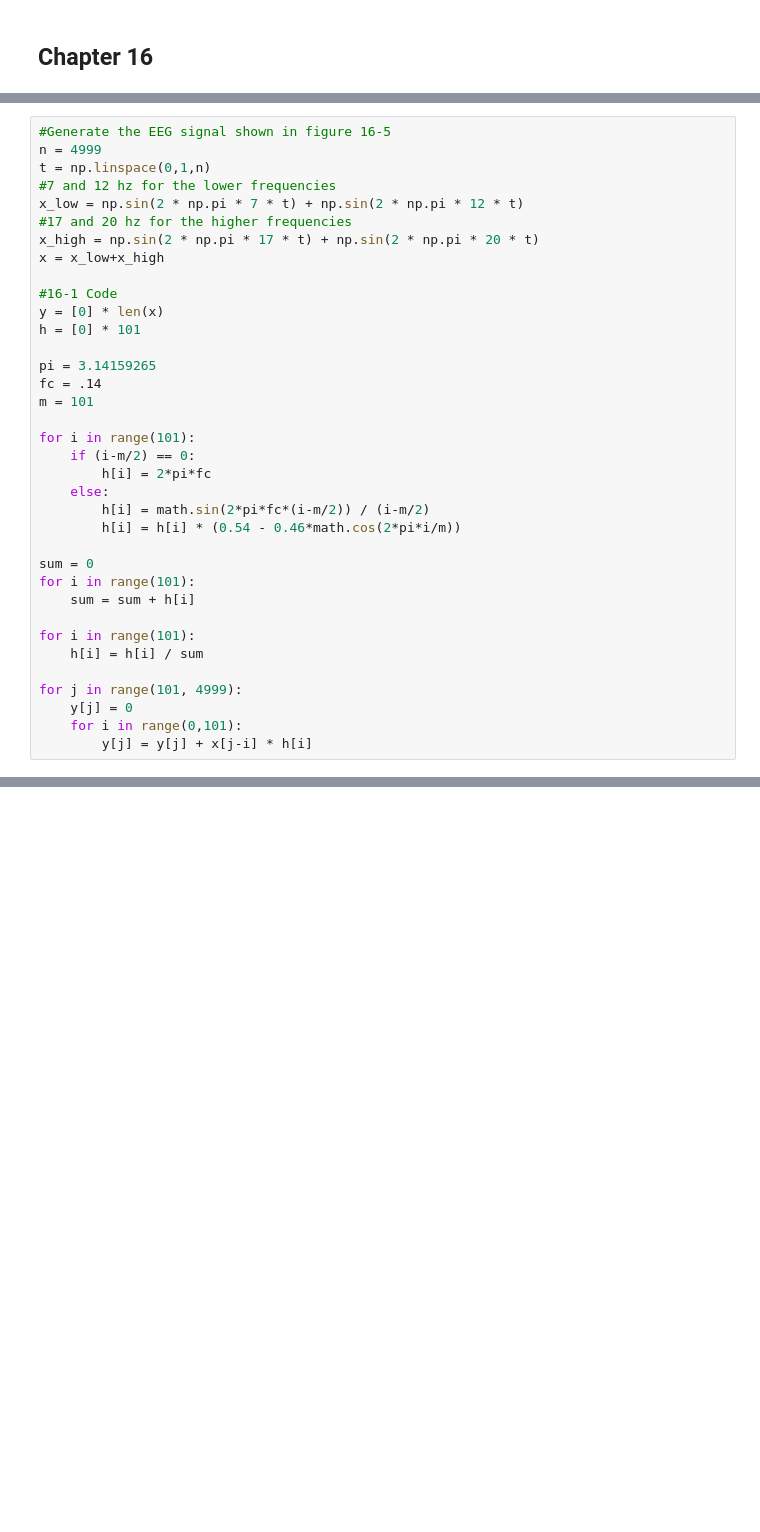
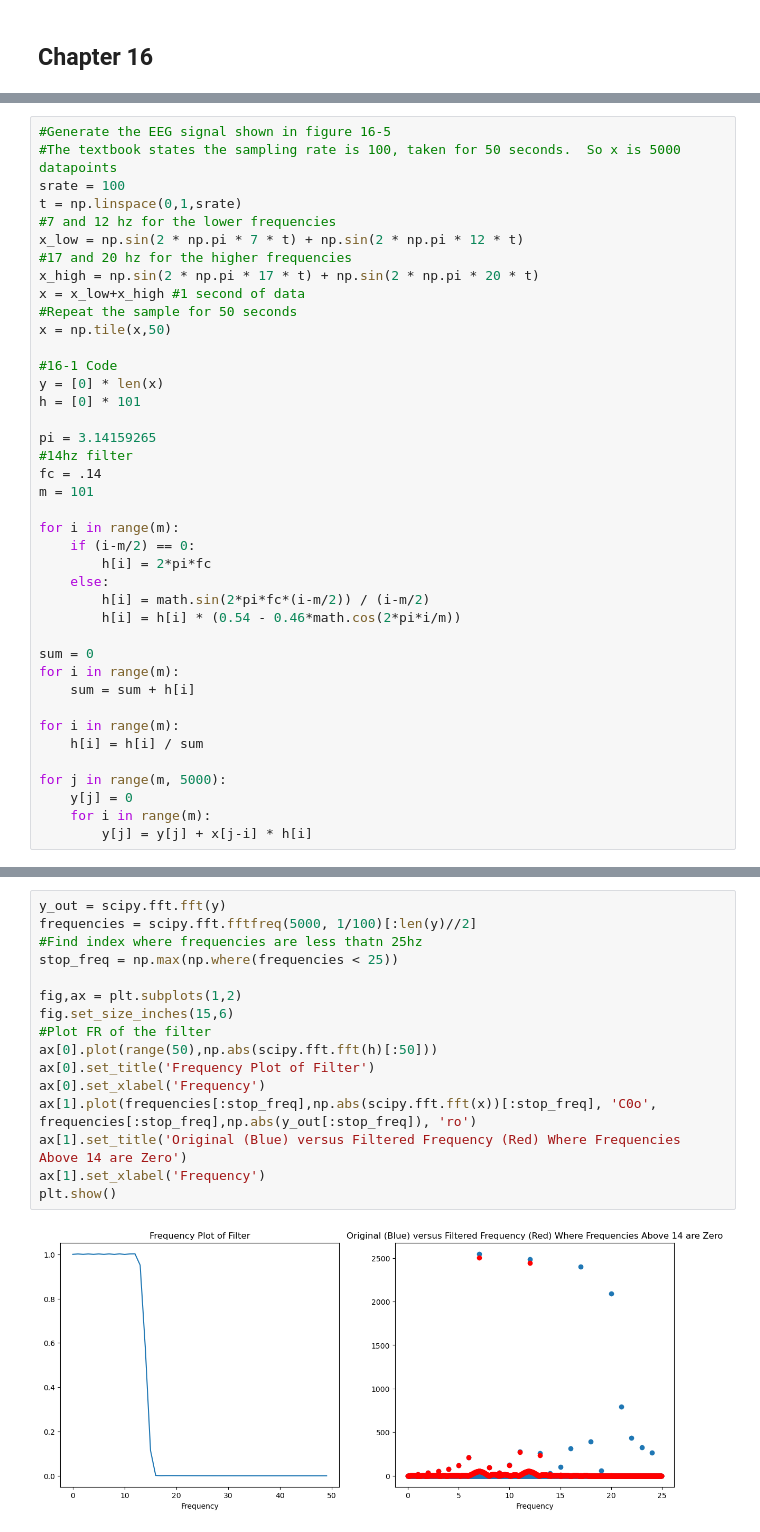
Before and after one commit to ujkam/sciengguidedsp_py, a Jupyter notebook: All_Chapters.ipynb, the cells around one changed output, grey strips where cells are left out. Cells and saved outputs as stored; diff of their text form; blank space fills up the shorter version.

```diff
--- a/All_Chapters.ipynb
+++ b/All_Chapters.ipynb
@@ -646,22 +609,26 @@ SyntaxError: unterminated string literal (detected at line 2) (3723775471.py, li
 # %%
 #Generate the EEG signal shown in figure 16-5
-n = 4999
-t = np.linspace(0,1,n)
+#The textbook states the sampling rate is 100, taken for 50 seconds.  So x is 5000 datapoints
+srate = 100
+t = np.linspace(0,1,srate)
 #7 and 12 hz for the lower frequencies
 x_low = np.sin(2 * np.pi * 7 * t) + np.sin(2 * np.pi * 12 * t)
 #17 and 20 hz for the higher frequencies
 x_high = np.sin(2 * np.pi * 17 * t) + np.sin(2 * np.pi * 20 * t)
-x = x_low+x_high
+x = x_low+x_high #1 second of data
+#Repeat the sample for 50 seconds
+x = np.tile(x,50)
 
 #16-1 Code
 y = [0] * len(x)
 h = [0] * 101
 
 pi = 3.14159265
+#14hz filter
 fc = .14
 m = 101
 
-for i in range(101):
+for i in range(m):
     if (i-m/2) == 0:
         h[i] = 2*pi*fc
     else:
@@ -669,13 +636,13 @@ for i in range(101):
         h[i] = h[i] * (0.54 - 0.46*math.cos(2*pi*i/m))
 
 sum = 0
-for i in range(101):
+for i in range(m):
     sum = sum + h[i]
 
-for i in range(101):
+for i in range(m):
     h[i] = h[i] / sum
 
-for j in range(101, 4999):
+for j in range(m, 5000):
     y[j] = 0
-    for i in range(0,101):
+    for i in range(m):
         y[j] = y[j] + x[j-i] * h[i]
@@ -702,0 +649,18 @@ py.scatter(range(25), np.abs(scipy.fft.fft(x)[:25]))
+# %%
+y_out = scipy.fft.fft(y)
+frequencies = scipy.fft.fftfreq(5000, 1/100)[:len(y)//2]
+#Find index where frequencies are less thatn 25hz
+stop_freq = np.max(np.where(frequencies < 25))
+
+fig,ax = plt.subplots(1,2)
+fig.set_size_inches(15,6)
+#Plot FR of the filter
+ax[0].plot(range(50),np.abs(scipy.fft.fft(h)[:50]))
+ax[0].set_title('Frequency Plot of Filter')
+ax[0].set_xlabel('Frequency')
+ax[1].plot(frequencies[:stop_freq],np.abs(scipy.fft.fft(x))[:stop_freq], 'C0o', frequencies[:stop_freq],np.abs(y_out[:stop_freq]), 'ro')
+ax[1].set_title('Original (Blue) versus Filtered Frequency (Red) Where Frequencies Above 14 are Zero')
+ax[1].set_xlabel('Frequency')
+plt.show()
+# %% [output]
+[figure, added]
```
Also changed, not shown: parts of 16 cells of this notebook, 1 other file.
